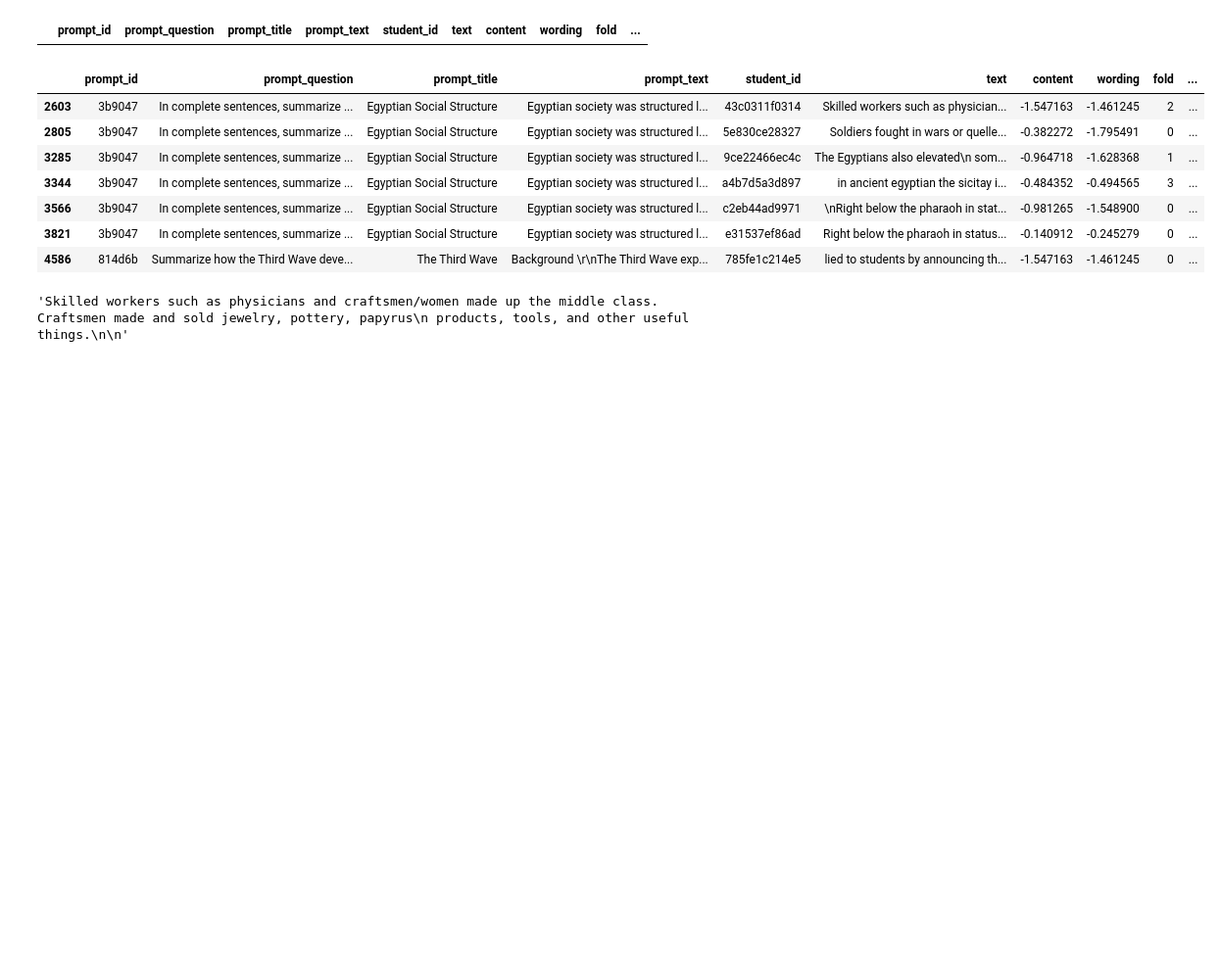
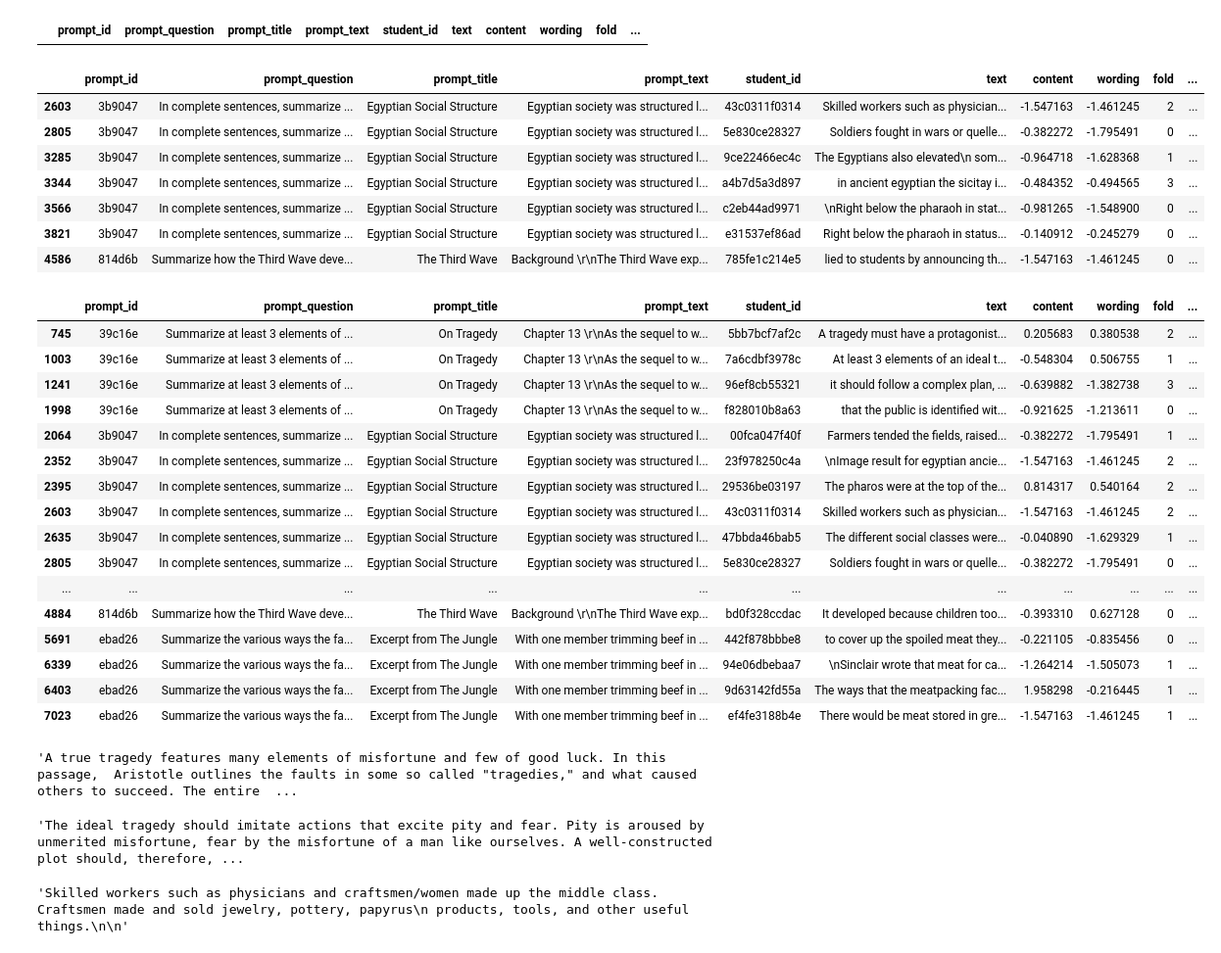
Before and after one commit to kfsky/CommonLit2023, a Jupyter notebook: notebooks/test.ipynb, the cells around one changed output. Shown at 98% size. Drawn from its saved outputs; the diff is of its cells as text; code cells hidden in the pictures; blank space fills up the shorter version.

```diff
--- a/notebooks/test.ipynb
+++ b/notebooks/test.ipynb
@@ -461,6 +528,34 @@ train_df[train_df["text"].str.contains("\n\n", regex=False)]
 | 3566 | 3b9047 | In complete sentences, summarize ... | Egyptian Social Structure | Egyptian society was structured l... | c2eb44ad9971 | \nRight below the pharaoh in stat... | -0.981265 | -1.548900 | 0 | ... |
 | 3821 | 3b9047 | In complete sentences, summarize ... | Egyptian Social Structure | Egyptian society was structured l... | e31537ef86ad | Right below the pharaoh in status... | -0.140912 | -0.245279 | 0 | ... |
 | 4586 | 814d6b | Summarize how the Third Wave deve... | The Third Wave | Background \r\nThe Third Wave exp... | 785fe1c214e5 | lied to students by announcing th... | -1.547163 | -1.461245 | 0 | ... |
+# %%
+train_df[train_df["text"].str.contains("\n", regex=False)]
+# %% [output]
+|  | prompt_id | prompt_question | prompt_title | prompt_text | student_id | text | content | wording | fold | ... |
+| 745 | 39c16e | Summarize at least 3 elements of ... | On Tragedy | Chapter 13 \r\nAs the sequel to w... | 5bb7bcf7af2c | A tragedy must have a protagonist... | 0.205683 | 0.380538 | 2 | ... |
+| 1003 | 39c16e | Summarize at least 3 elements of ... | On Tragedy | Chapter 13 \r\nAs the sequel to w... | 7a6cdbf3978c | At least 3 elements of an ideal t... | -0.548304 | 0.506755 | 1 | ... |
+| 1241 | 39c16e | Summarize at least 3 elements of ... | On Tragedy | Chapter 13 \r\nAs the sequel to w... | 96ef8cb55321 | it should follow a complex plan, ... | -0.639882 | -1.382738 | 3 | ... |
+| 1998 | 39c16e | Summarize at least 3 elements of ... | On Tragedy | Chapter 13 \r\nAs the sequel to w... | f828010b8a63 | that the public is identified wit... | -0.921625 | -1.213611 | 0 | ... |
+| 2064 | 3b9047 | In complete sentences, summarize ... | Egyptian Social Structure | Egyptian society was structured l... | 00fca047f40f | Farmers tended the fields, raised... | -0.382272 | -1.795491 | 1 | ... |
+| 2352 | 3b9047 | In complete sentences, summarize ... | Egyptian Social Structure | Egyptian society was structured l... | 23f978250c4a | \nImage result for egyptian ancie... | -1.547163 | -1.461245 | 2 | ... |
+| 2395 | 3b9047 | In complete sentences, summarize ... | Egyptian Social Structure | Egyptian society was structured l... | 29536be03197 | The pharos were at the top of the... | 0.814317 | 0.540164 | 2 | ... |
+| 2603 | 3b9047 | In complete sentences, summarize ... | Egyptian Social Structure | Egyptian society was structured l... | 43c0311f0314 | Skilled workers such as physician... | -1.547163 | -1.461245 | 2 | ... |
+| 2635 | 3b9047 | In complete sentences, summarize ... | Egyptian Social Structure | Egyptian society was structured l... | 47bbda46bab5 | The different social classes were... | -0.040890 | -1.629329 | 1 | ... |
+| 2805 | 3b9047 | In complete sentences, summarize ... | Egyptian Social Structure | Egyptian society was structured l... | 5e830ce28327 | Soldiers fought in wars or quelle... | -0.382272 | -1.795491 | 0 | ... |
+| ... | ... | ... | ... | ... | ... | ... | ... | ... | ... | ... |
+| 4884 | 814d6b | Summarize how the Third Wave deve... | The Third Wave | Background \r\nThe Third Wave exp... | bd0f328ccdac | It developed because children too... | -0.393310 | 0.627128 | 0 | ... |
+| 5691 | ebad26 | Summarize the various ways the fa... | Excerpt from The Jungle | With one member trimming beef in ... | 442f878bbbe8 | to cover up the spoiled meat they... | -0.221105 | -0.835456 | 0 | ... |
+| 6339 | ebad26 | Summarize the various ways the fa... | Excerpt from The Jungle | With one member trimming beef in ... | 94e06dbebaa7 | \nSinclair wrote that meat for ca... | -1.264214 | -1.505073 | 1 | ... |
+| 6403 | ebad26 | Summarize the various ways the fa... | Excerpt from The Jungle | With one member trimming beef in ... | 9d63142fd55a | The ways that the meatpacking fac... | 1.958298 | -0.216445 | 1 | ... |
+| 7023 | ebad26 | Summarize the various ways the fa... | Excerpt from The Jungle | With one member trimming beef in ... | ef4fe3188b4e | There would be meat stored in gre... | -1.547163 | -1.461245 | 1 | ... |
+# %%
+train_df[train_df["prompt_id"]=="39c16e"].sort_values("wording", ascending=False).iloc[0]["text"]
+# %% [output]
+'A true tragedy features many elements of misfortune and few of good luck. In this passage,  Aristotle outlines the faults in some so called "tragedies," and what caused others to succeed. The entire  ...
+# %%
+train_df[train_df["prompt_id"]=="39c16e"].sort_values("wording", ascending=False).iloc[-1]["text"]
+# %% [output]
+'The ideal tragedy should imitate actions that excite pity and fear. Pity is aroused by unmerited misfortune, fear by the misfortune of a man like ourselves. A well-constructed plot should, therefore, ...
 # %%
 train_df[train_df["text"].str.contains("\n", regex=False)].iloc[7]["text"]
 # %% [output]
```
Also changed, not shown: parts of 6 cells of this notebook, 7 other files.
